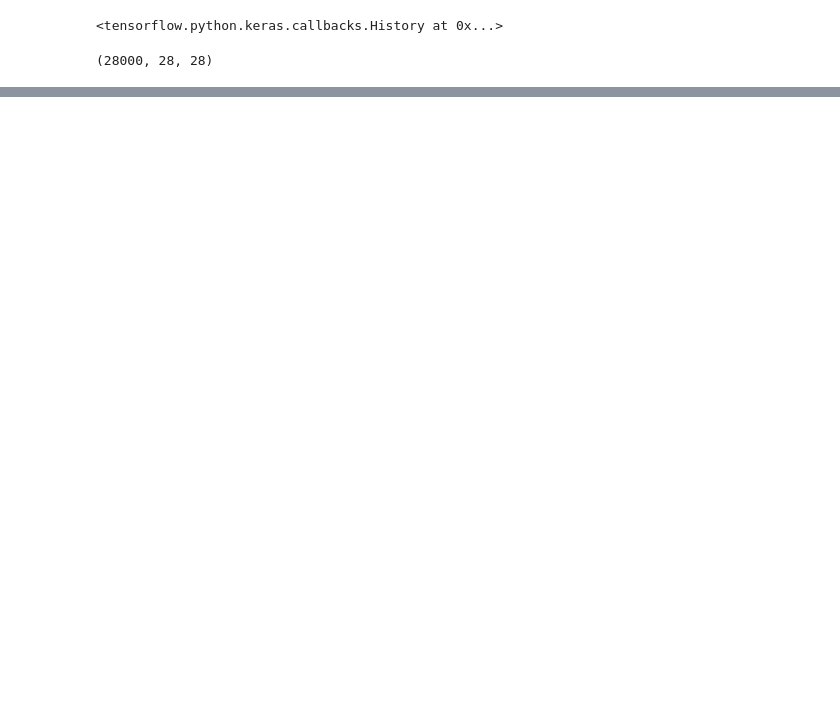
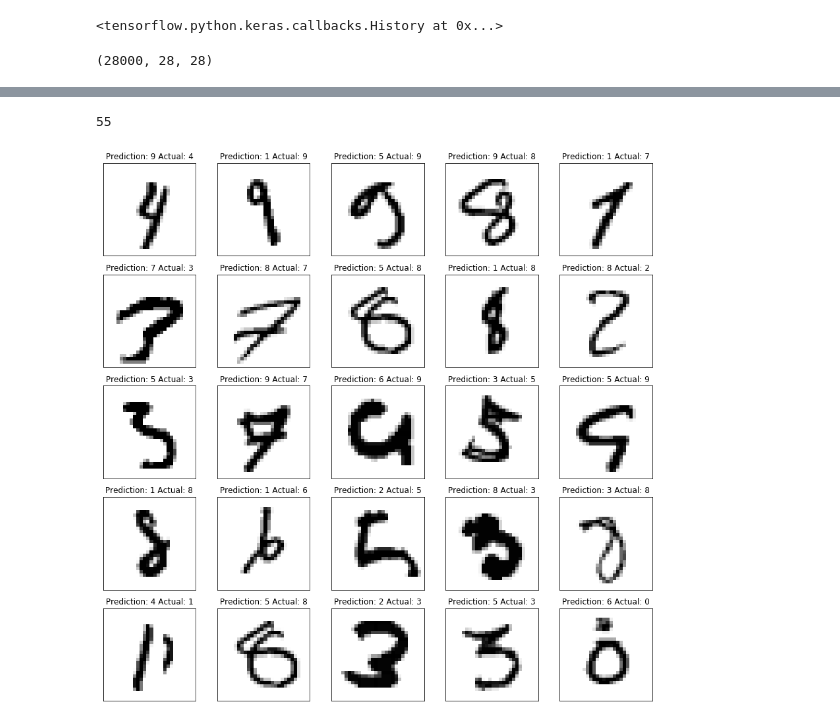
Before and after one commit to Nitesh2206/python-notebooks, a Jupyter notebook: keras_tf2_digit_recogniser.ipynb, the cells around one changed output, grey strips where cells are left out. Drawn from its saved outputs; the diff is of its cells as text; code cells hidden in the pictures; blank space fills up the shorter version.

```diff
--- a/keras_tf2_digit_recogniser.ipynb
+++ b/keras_tf2_digit_recogniser.ipynb
@@ -120,11 +126,3 @@ sub_prediction = model.predict_classes(test_data)
 sub_prediction = pd.Series(sub_prediction, name = 'Label')
 submission = pd.concat([pd.Series(range(1, 28001), name = 'ImageId'), sub_prediction], axis = 1)
 submission.to_csv('Submission.csv', index = False)
-# %%
-# Prediction vs Actual
-for i in range(5):
-  plt.grid(False)
-  plt.imshow((x_test[i]),cmap=plt.cm.binary)
-  plt.xlabel("Actual: " + str(y_test[i]))
-  plt.title("Prediction: " + str(prediction_classes[i]))
-  plt.show()
@@ -136,0 +129,21 @@ for i in range(5):
+# %%
+incorrect_predtns = np.where(y_test!=prediction_classes)[0]
+len(incorrect_predtns) # total  number of predictions that went wrong
+# %% [output]
+55
+# %%
+# check the first 25 incorrect predictions
+fig, axs = plt.subplots(5, 5,figsize=(15, 15))
+for i in range(5):
+  for j in range(5):
+
+    idx = incorrect_predtns[:25].reshape(5,5)[i,j]
+    axs[i, j].imshow((x_test[idx]),cmap=plt.cm.binary)
+    axs[i, j].set_title("Prediction: " + str(prediction_classes[idx]) + " Actual: " + str(y_test[idx]))
+
+# clear ticks
+for ax in axs.flat:
+    ax.set_xticks([])
+    ax.set_yticks([])
+# %% [output]
+[figure, added]
```
Also changed, not shown: parts of 7 cells of this notebook.
